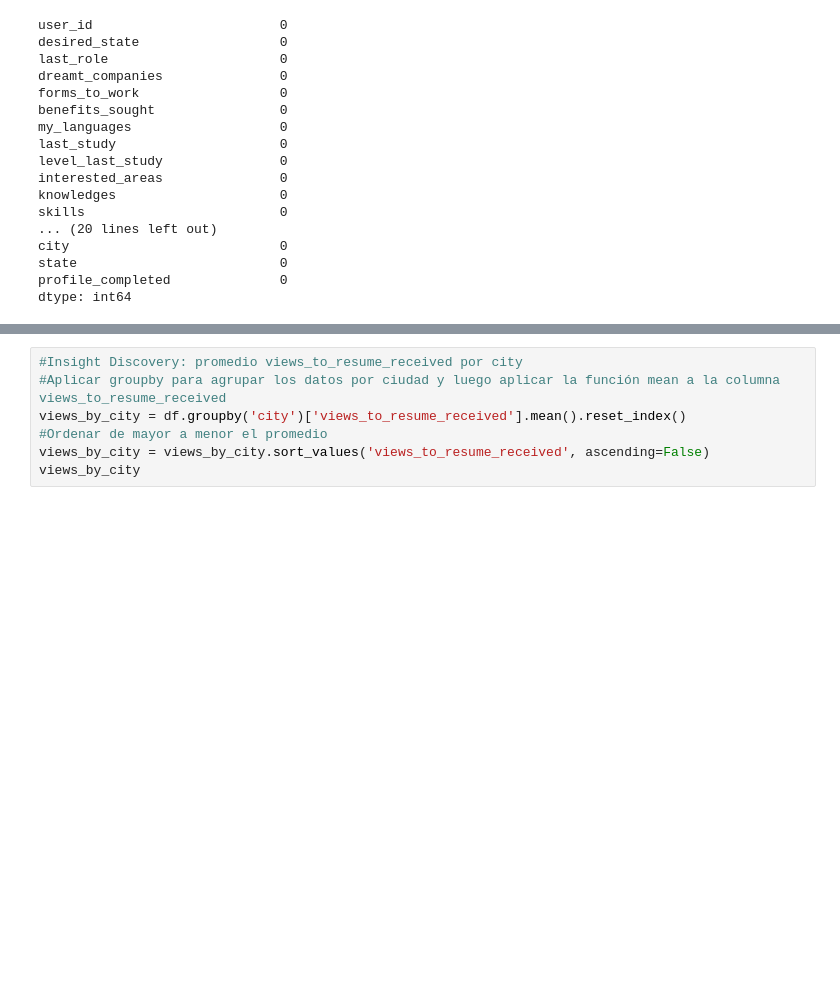
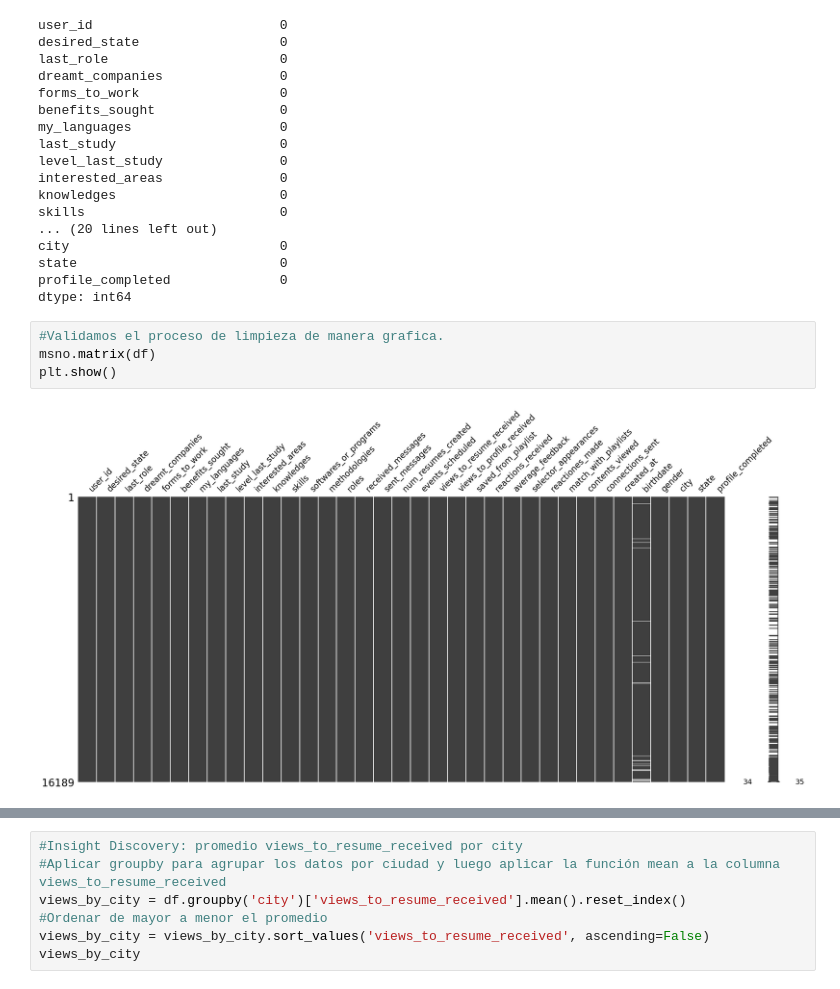
Before and after one commit to nicor1996/Prueba-TalentPitch, a Jupyter notebook: Prueba-TalentPitch.ipynb, the cells around one changed output, grey strips where cells are left out. Saved outputs shown, nothing was run; the diff lists cells and outputs as text; blank space fills up the shorter version.

```diff
--- a/Prueba-TalentPitch.ipynb
+++ b/Prueba-TalentPitch.ipynb
@@ -270,3 +270,9 @@ city                           0
 state                          0
 profile_completed              0
 dtype: int64
+# %%
+#Validamos el proceso de limpieza de manera grafica.
+msno.matrix(df)
+plt.show()
+# %% [output]
+[figure, added]
```
Also changed, not shown: parts of 20 cells of this notebook.
